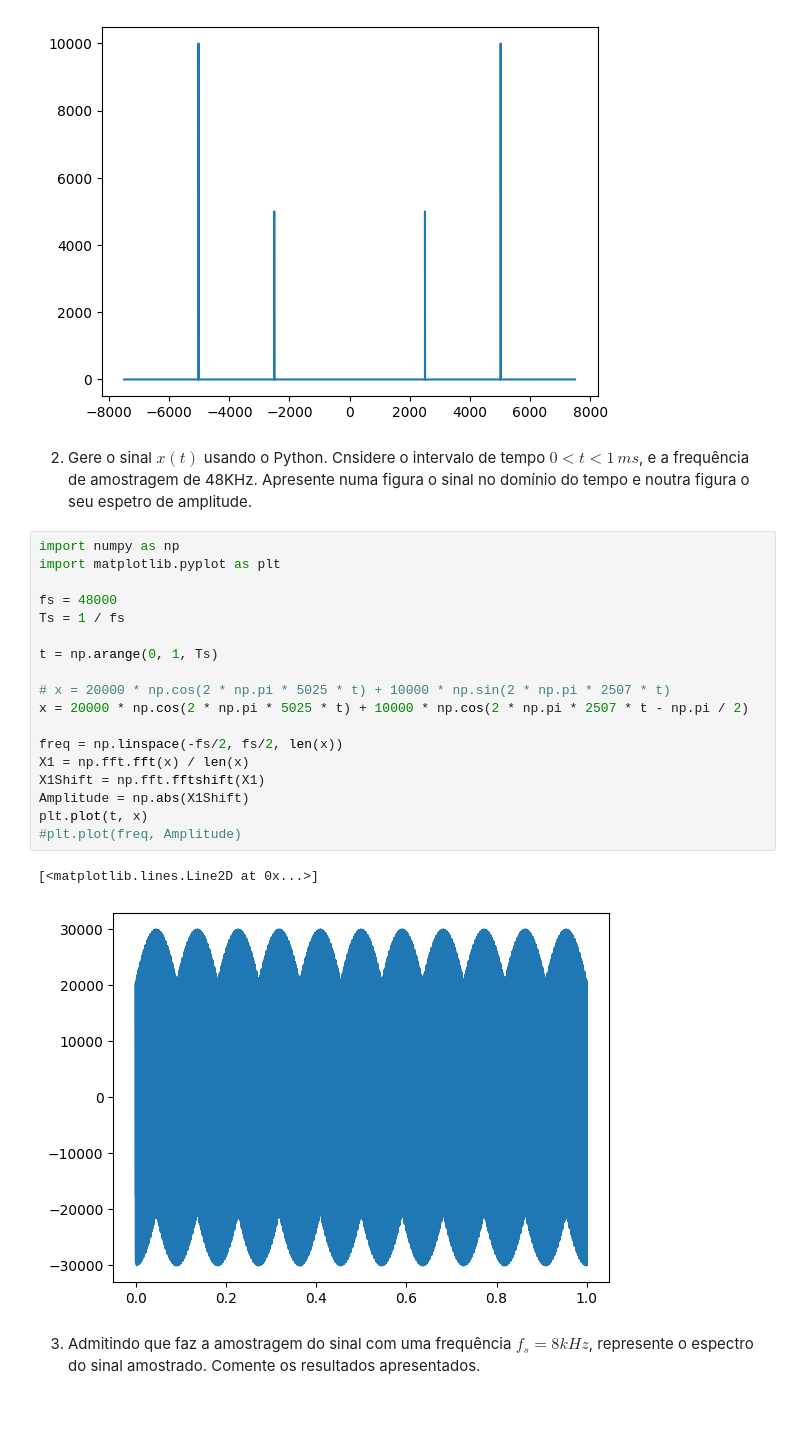
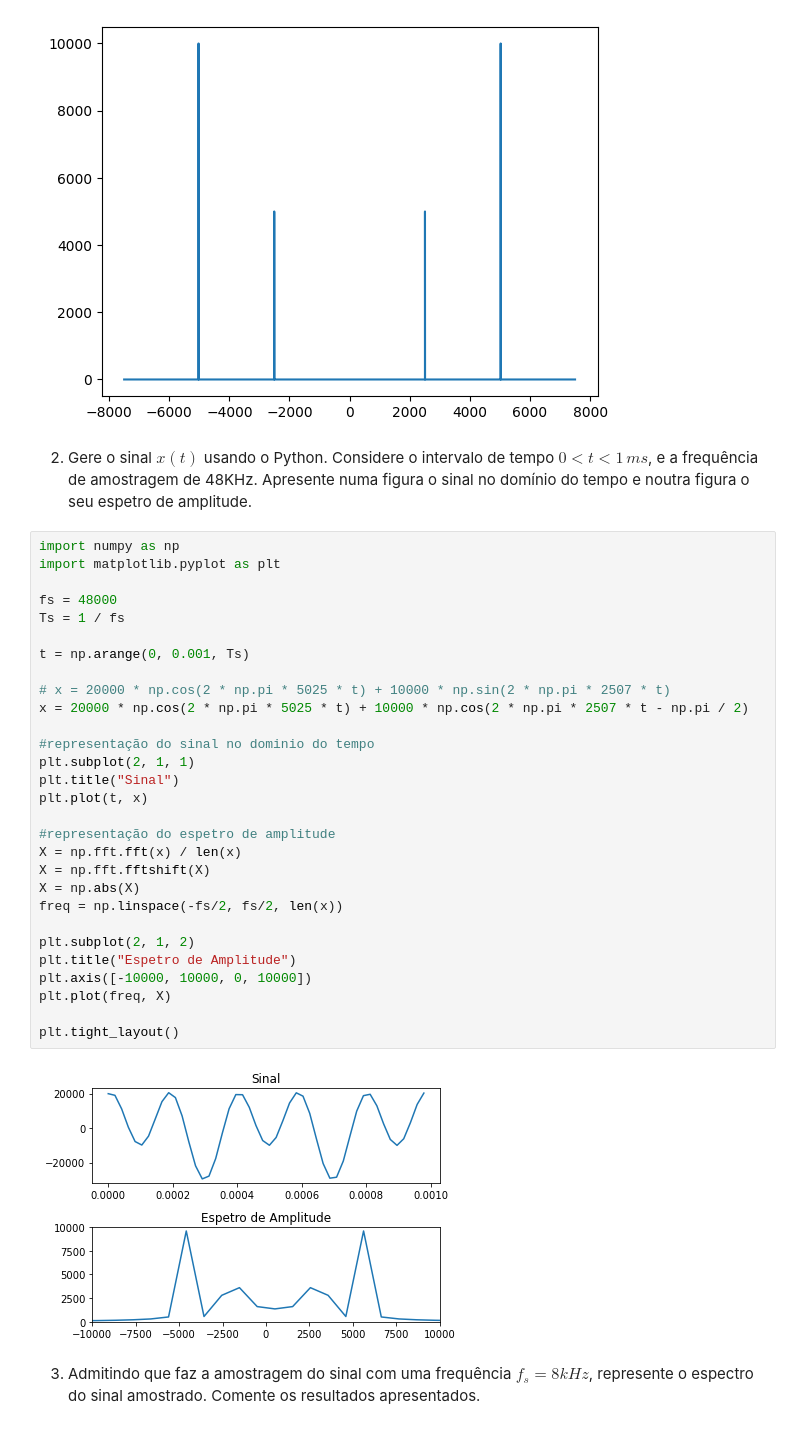
Before and after one commit to drtprl/CPS, a Jupyter notebook: PROJETOS/cps202223_Trab1.ipynb/cps202223_Trab1.ipynb, the cells around one changed output. Drawn from its saved outputs; the diff is of its cells as text.

```diff
--- a/PROJETOS/cps202223_Trab1.ipynb/cps202223_Trab1.ipynb
+++ b/PROJETOS/cps202223_Trab1.ipynb/cps202223_Trab1.ipynb
@@ -30,27 +30,37 @@ Além disso inclui uma revisão teórica da Amostragem e Reconstrução.
 [<matplotlib.lines.Line2D at 0x...>]
 [figure]
 # %% [markdown]
-2. Gere o sinal $x(t)$ usando o Python. Cnsidere o intervalo de tempo $0 < t < 1\,ms$, e a frequência de amostragem de 48KHz. Apresente numa figura o sinal no domínio do tempo e noutra figura o seu espetro de amplitude.
+2. Gere o sinal $x(t)$ usando o Python. Considere o intervalo de tempo $0 < t < 1\,ms$, e a frequência de amostragem de 48KHz. Apresente numa figura o sinal no domínio do tempo e noutra figura o seu espetro de amplitude.
 # %%
 import numpy as np
 import matplotlib.pyplot as plt
 
 fs = 48000
 Ts = 1 / fs
 
-t = np.arange(0, 1, Ts)
+t = np.arange(0, 0.001, Ts)
 
 # x = 20000 * np.cos(2 * np.pi * 5025 * t) + 10000 * np.sin(2 * np.pi * 2507 * t)
 x = 20000 * np.cos(2 * np.pi * 5025 * t) + 10000 * np.cos(2 * np.pi * 2507 * t - np.pi / 2)
 
+#representação do sinal no dominio do tempo
+plt.subplot(2, 1, 1)
+plt.title("Sinal")
+plt.plot(t, x)
+
+#representação do espetro de amplitude
+X = np.fft.fft(x) / len(x)
+X = np.fft.fftshift(X)
+X = np.abs(X)
 freq = np.linspace(-fs/2, fs/2, len(x))
-X1 = np.fft.fft(x) / len(x)
-X1Shift = np.fft.fftshift(X1)
-Amplitude = np.abs(X1Shift)
-plt.plot(t, x)
-#plt.plot(freq, Amplitude)
+
+plt.subplot(2, 1, 2)
+plt.title("Espetro de Amplitude")
+plt.axis([-10000, 10000, 0, 10000])
+plt.plot(freq, X)
+
+plt.tight_layout()
 # %% [output]
-[<matplotlib.lines.Line2D at 0x...>]
-[figure, old version]
+[figure, new version]
 # %% [markdown]
 3. Admitindo que faz a amostragem do sinal com uma frequência $f_s = 8kHz$, represente o espectro do sinal amostrado. Comente os resultados apresentados.
```
Also changed, not shown: parts of 1 cell of this notebook, 2 other files.
